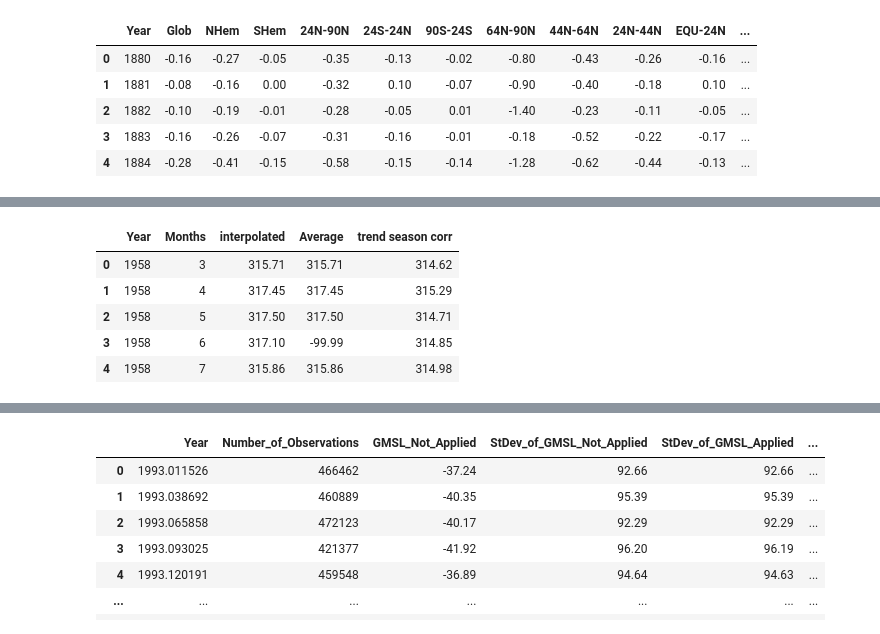
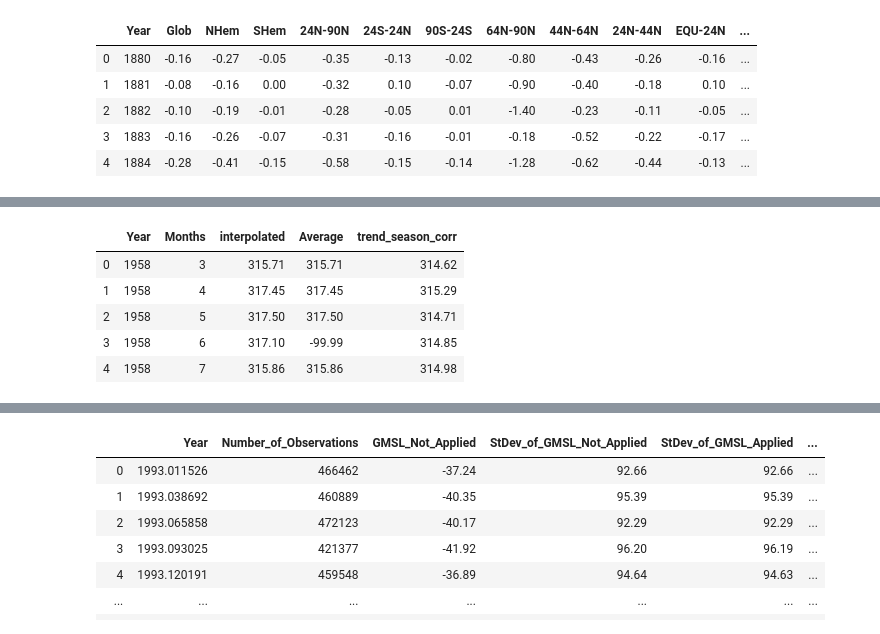
Before and after one commit to D-3nvironmentalist/Climate_Change_Project, a Jupyter notebook: SQL load in.ipynb, the cells around one changed output, grey strips where cells are left out. Cells and saved outputs as stored; diff of their text form; code cells hidden in the pictures.

```diff
--- a/SQL load in.ipynb
+++ b/SQL load in.ipynb
@@ -40,4 +40,5 @@ zonal_annual_means_df.head()
 | 4 | 1884 | -0.28 | -0.41 | -0.15 | -0.58 | -0.15 | -0.14 | -1.28 | -0.62 | -0.44 | -0.13 | ... |
 # %%
 #transforming dataset 1
-new_carbon_dioxide_df = carbon_dioxide_df.rename(columns={"average ": "Average", "trend (season corr)": "trend season corr"})
+new_carbon_dioxide_df = carbon_dioxide_df.rename(columns={"average": "Average", "trend_season _corr)": "trend_season_corr"})
+new_carbon_dioxide_df.head()
@@ -44,9 +52,9 @@ new_carbon_dioxide_df = carbon_dioxide_df.rename(columns={"average ": "Average",
 # %%
-carbon_dioxide_df = new_carbon_dioxide_df[['Year', 'Months', 'interpolated', 'Average', 'trend season corr']]
+carbon_dioxide_df = new_carbon_dioxide_df[['Year', 'Months', 'interpolated', 'Average', 'trend_season_corr']]
 carbon_dioxide_df.head()
 # carbon_dioxide_df.dtypes
 # %% [output]
-|  | Year | Months | interpolated | Average | trend season corr |
+|  | Year | Months | interpolated | Average | trend_season_corr |
 | 0 | 1958 | 3 | 315.71 | 315.71 | 314.62 |
 | 1 | 1958 | 4 | 317.45 | 317.45 | 315.29 |
 | 2 | 1958 | 5 | 317.50 | 317.50 | 314.71 |
```
Also changed, not shown: parts of 6 cells of this notebook, 15 other files.
